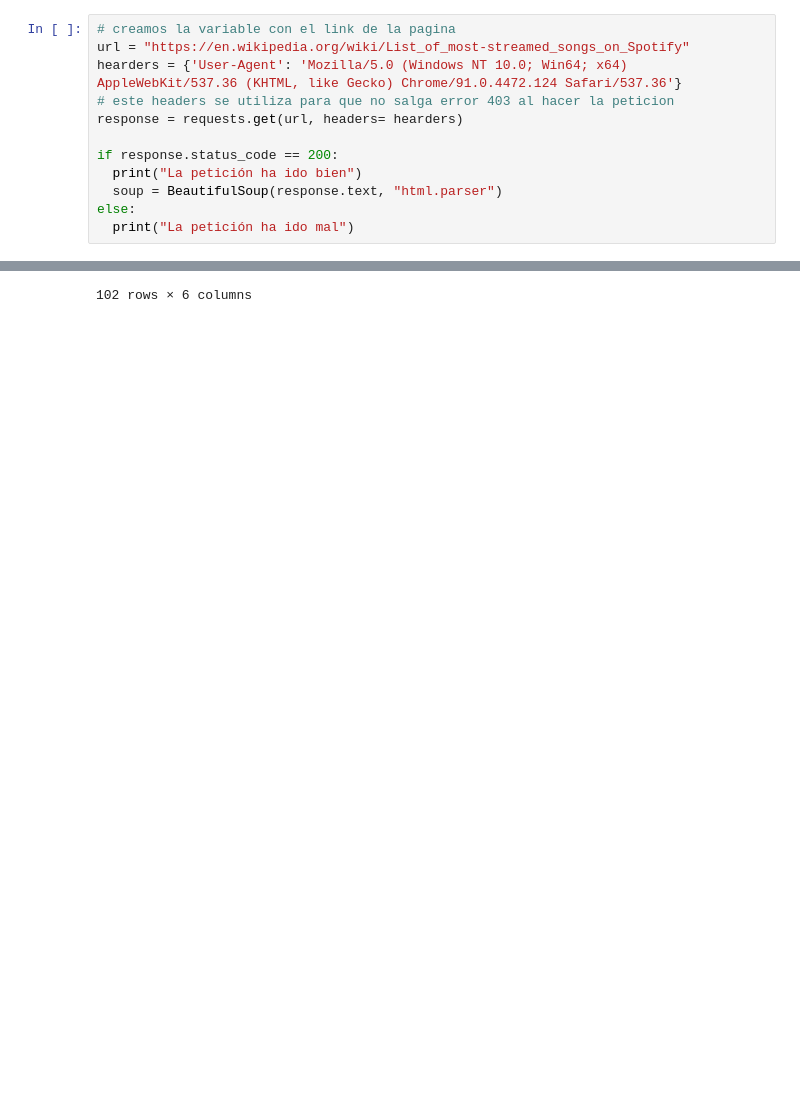
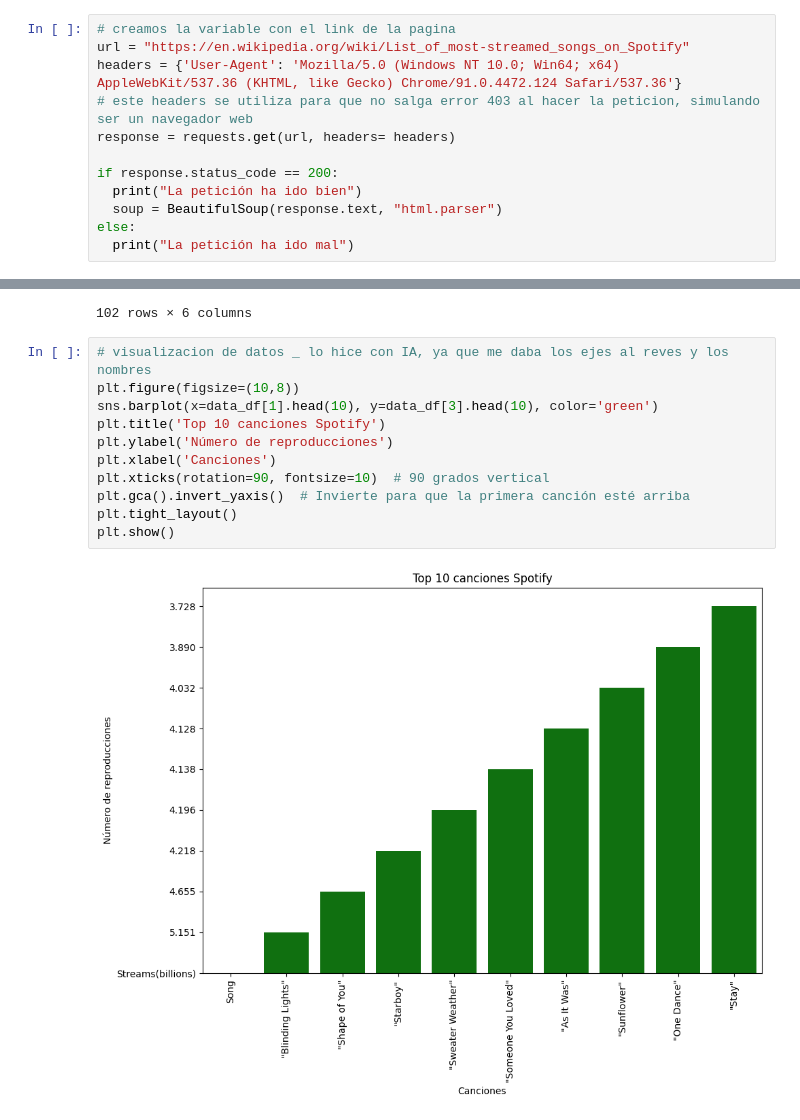
Before and after one commit to 4GeeksAcademy/correaliesel138-a11y_web-scraping-project-tutorial, a Jupyter notebook: src/explore.es.ipynb, the cells around one changed output, grey strips where cells are left out. Drawn from its saved outputs; the diff is of its cells as text; blank space fills up the shorter version.

```diff
--- a/src/explore.es.ipynb
+++ b/src/explore.es.ipynb
@@ -14,9 +14,9 @@ import seaborn as sns
 # %%
 # creamos la variable con el link de la pagina
 url = "https://en.wikipedia.org/wiki/List_of_most-streamed_songs_on_Spotify"
-hearders = {'User-Agent': 'Mozilla/5.0 (Windows NT 10.0; Win64; x64) AppleWebKit/537.36 (KHTML, like Gecko) Chrome/91.0.4472.124 Safari/537.36'}
-# este headers se utiliza para que no salga error 403 al hacer la peticion
-response = requests.get(url, headers= hearders)
+headers = {'User-Agent': 'Mozilla/5.0 (Windows NT 10.0; Win64; x64) AppleWebKit/537.36 (KHTML, like Gecko) Chrome/91.0.4472.124 Safari/537.36'}
+# este headers se utiliza para que no salga error 403 al hacer la peticion, simulando ser un navegador web
+response = requests.get(url, headers= headers)
 
 if response.status_code == 200:
   print("La petición ha ido bien")
@@ -172,3 +172,16 @@ data_df
 | 100 | 100 | "Payphone" | Maroon 5 and Wiz Khalifa | 2.449 | 16 April 2012 |  |
 | 101 | As of 24 November 2025 | None | None | None | None | None |
 102 rows × 6 columns
+# %%
+# visualizacion de datos _ lo hice con IA, ya que me daba los ejes al reves y los nombres
+plt.figure(figsize=(10,8))
+sns.barplot(x=data_df[1].head(10), y=data_df[3].head(10), color='green')
+plt.title('Top 10 canciones Spotify')
+plt.ylabel('Número de reproducciones')
+plt.xlabel('Canciones')
+plt.xticks(rotation=90, fontsize=10)  # 90 grados vertical
+plt.gca().invert_yaxis()  # Invierte para que la primera canción esté arriba
+plt.tight_layout()
+plt.show()
+# %% [output]
+[figure, added]
```
Also changed, not shown: parts of 1 cell of this notebook, 1 other file.
